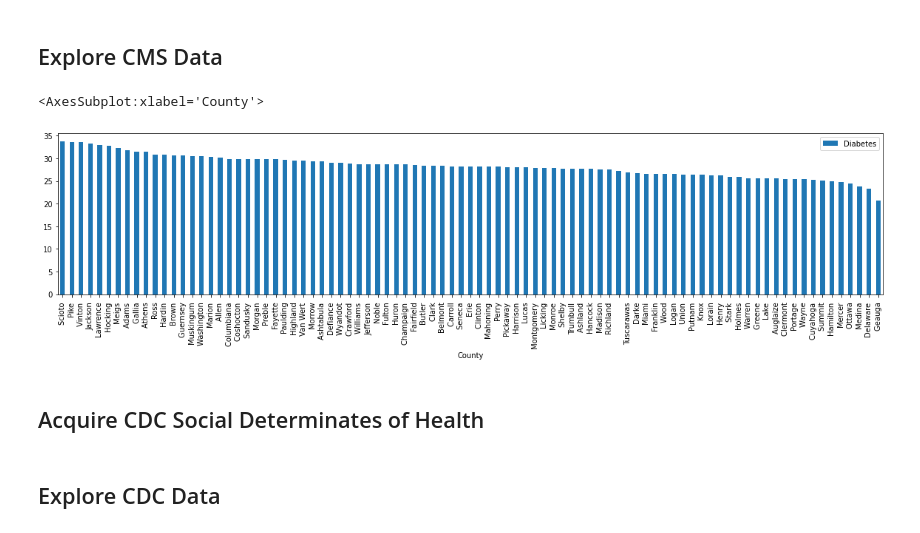
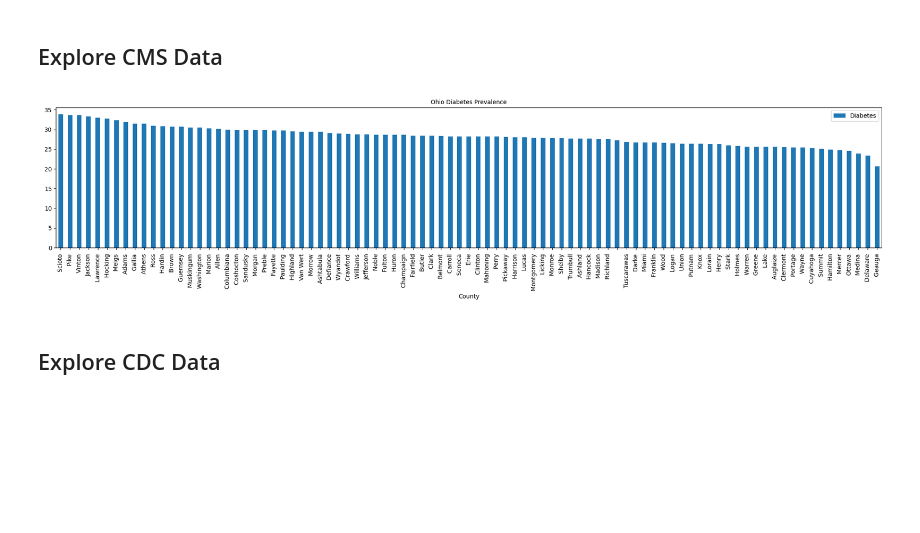
Before and after one commit to SocialHealthAI/SDOH-Models, a Jupyter notebook: CMS_Diabetes.ipynb, the cells around one changed output. Drawn from its saved outputs; the diff is of its cells as text; code cells hidden in the pictures; blank space fills up the shorter version.

Commit message:
plot

```diff
--- a/CMS_Diabetes.ipynb
+++ b/CMS_Diabetes.ipynb
@@ -47,18 +47,28 @@ dfCMSChronicPrevalence
 3251 rows × 4 columns
 # %% [markdown]
 ## Explore CMS Data
-# %%
-import matplotlib.pyplot as plt
-dfDisplay = dfCMSChronicPrevalence[dfCMSChronicPrevalence.State == 'Ohio ']
-dfDisplay = dfDisplay[dfDisplay.Diabetes != '* ']
-dfDisplay['Diabetes'] = dfDisplay['Diabetes'].apply(pd.to_numeric)
-dfDisplay= dfDisplay.sort_values('Diabetes',ascending=False)
-dfDisplay.plot(x="County", y="Diabetes", kind="bar", figsize=(20,4))
-# %% [output]
-<AxesSubplot:xlabel='County'>
-[figure, removed]
-# %% [markdown]
-## Acquire CDC Social Determinates of Health
+# %%
+%matplotlib ipympl
+import matplotlib.pyplot as plt
+import numpy as np
+dfDisplay = dfCMSChronicPrevalence[dfCMSChronicPrevalence.State == 'Ohio ']
+dfDisplay = dfDisplay[dfDisplay.Diabetes != '* ']
+dfDisplay['Diabetes'] = dfDisplay['Diabetes'].apply(pd.to_numeric)
+dfDisplay= dfDisplay.sort_values('Diabetes',ascending=False)
+dfDisplay.plot(x="County", y="Diabetes", kind="bar", figsize=(20,5))
+plt.title("Ohio Diabetes Prevalence", fontsize=10)
+plt.tight_layout()
+plt.show()
+
+#fig, ax = plt.subplots()
+
+#x = dfDisplay['County']
+#y = dfDisplay['Diabetes']
+#ax.plot(x, y)
+
+## Acquire CDC Social Determinates of Health
+# %% [output]
+[figure, added]
 # %% [markdown]
 ## Explore CDC Data
 # %% [markdown]
```
